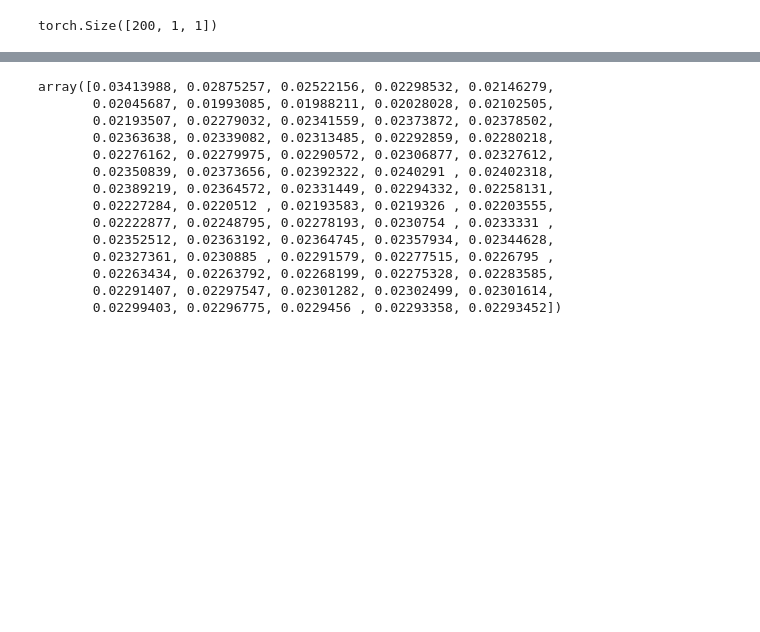
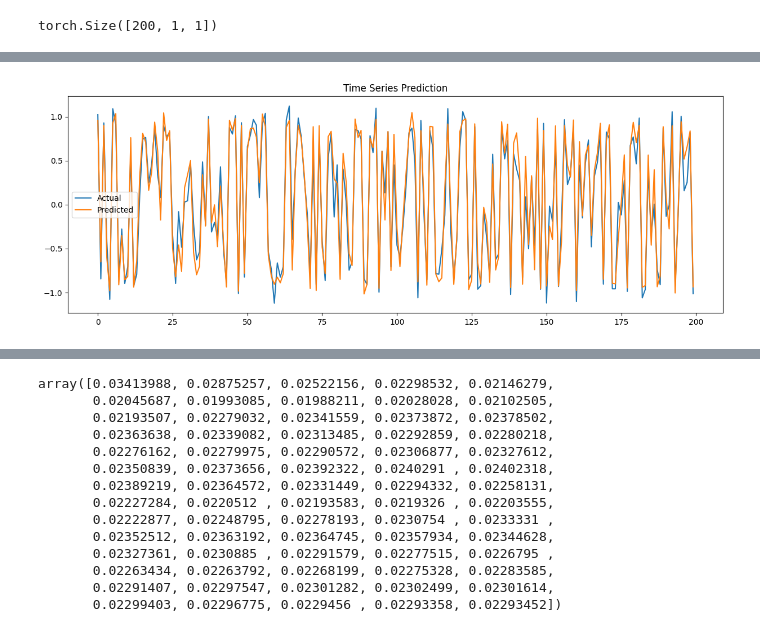
Before and after one commit to lokesMCI/QSAN_with_LSTM, a Jupyter notebook: LSTM_QSAN_Classification.ipynb, the cells around one changed output, grey strips where cells are left out. Saved outputs shown, nothing was run; the diff lists cells and outputs as text; code cells hidden in the pictures; blank space fills up the shorter version.

```diff
--- a/LSTM_QSAN_Classification.ipynb
+++ b/LSTM_QSAN_Classification.ipynb
@@ -413,0 +498,90 @@ predictions_scaled_up = predictions*4
+# %%
+import torch
+import torch.nn as nn
+import numpy as np
+import matplotlib.pyplot as plt
+from sklearn.model_selection import train_test_split
+from sklearn.metrics import mean_squared_error
+
+# Generate a synthetic time series dataset
+np.random.seed(0)
+time = np.arange(0, 100, 0.1)
+amplitude = np.sin(time) + np.random.normal(0, 0.1, len(time))
+X = amplitude[:-1]
+y = amplitude[1:]
+
+# Reshape data for the model
+X = X.reshape(-1, 1, 1)
+y = y.reshape(-1, 1)
+
+# Train-test split
+X_train, X_test, y_train, y_test = train_test_split(X, y, test_size=0.2, random_state=42)
+
+# Convert to PyTorch tensors
+X_train_tensor = torch.tensor(X_train, dtype=torch.float32)
+y_train_tensor = torch.tensor(y_train, dtype=torch.float32)
+X_test_tensor = torch.tensor(X_test, dtype=torch.float32)
+y_test_tensor = torch.tensor(y_test, dtype=torch.float32)
+
+# Define an LSTM with Attention mechanism
+class LSTMAttention(nn.Module):
+    def __init__(self, input_dim, hidden_dim, output_dim=1, num_layers=1):
+        super(LSTMAttention, self).__init__()
+        self.hidden_dim = hidden_dim
+        self.num_layers = num_layers
+        self.lstm = nn.LSTM(input_dim, hidden_dim, num_layers, batch_first=True)
+        self.attention = nn.Linear(hidden_dim, 1)
+        self.fc = nn.Linear(hidden_dim, output_dim)
+
+    def forward(self, x):
+        lstm_out, _ = self.lstm(x)
+        attention_weights = torch.softmax(self.attention(lstm_out).squeeze(-1), dim=-1)
+        context_vector = torch.sum(lstm_out * attention_weights.unsqueeze(-1), dim=1)
+        out = self.fc(context_vector)
+        return out
+
+# Instantiate the model
+model = LSTMAttention(input_dim=1, hidden_dim=4)
+
+# Loss and optimizer
+criterion = nn.MSELoss()
+optimizer = torch.optim.Adam(model.parameters(), lr=0.01)
+train_loss_list_classical,test_loss_list_classical = [],[]
+# Training the model
+epochs = 70
+for epoch in range(epochs):
+    model.train()
+    optimizer.zero_grad()
+    output = model(X_train_tensor)
+    loss = criterion(output, y_train_tensor)
+    loss.backward()
+    optimizer.step()
+
+    if epoch % 1 == 0:
+        model.eval()
+        test_pred = model(X_test_tensor)
+        test_loss = criterion(test_pred, y_test_tensor)
+        print(f'Epoch {epoch}, Loss: {loss.item()}, Test Loss: {test_loss.item()}')
+        train_loss_list_classical.append(loss.item())
+        test_loss_list_classical.append(test_loss.item())
+
+# Predictions
+model.eval()
+predictions = model(X_test_tensor).detach().numpy()
+
+# Plotting
+plt.figure(figsize=(15, 5))
+plt.plot(y_test, label='Actual')
+plt.plot(predictions, label='Predicted')
+plt.title('Time Series Prediction')
+plt.legend()
+plt.show()
+
+# Metrics
+mse = mean_squared_error(y_test, predictions)
+print(f'Mean Squared Error: {mse}')
+
+# Interpretation
+# The plot shows how well the LSTM model with attention mechanism can predict the future values of a time series.
+# The MSE provides a quantitative measure of the model's prediction accuracy.
+# %% [output]
@@ -413,0 +605 @@ predictions_scaled_up = predictions*4
+[figure, added]
```
Also changed, not shown: parts of 28 cells of this notebook, 2 other files.
